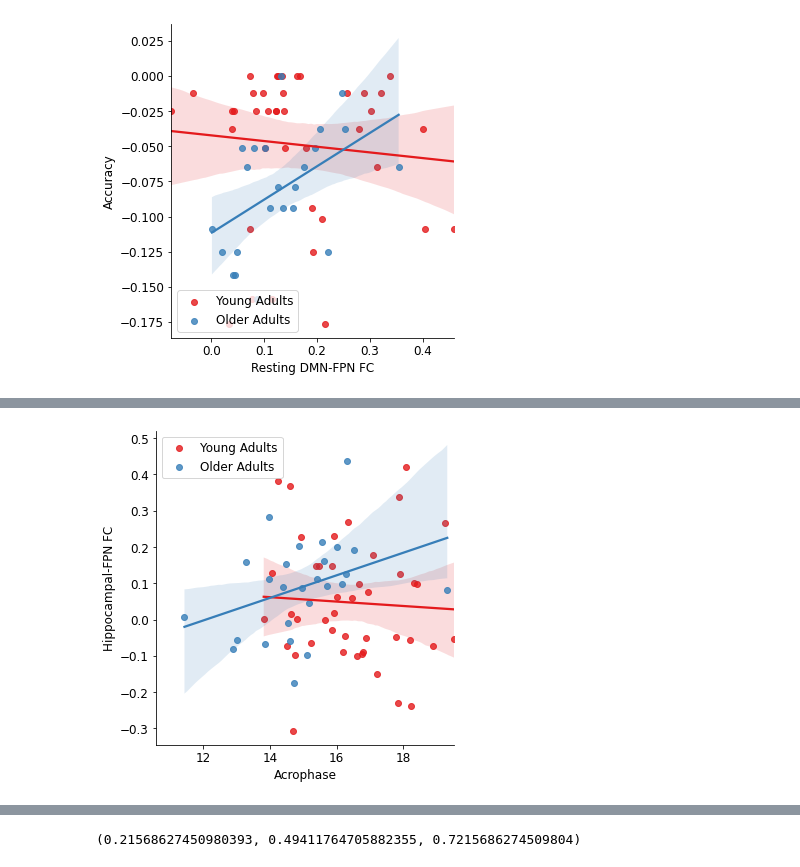
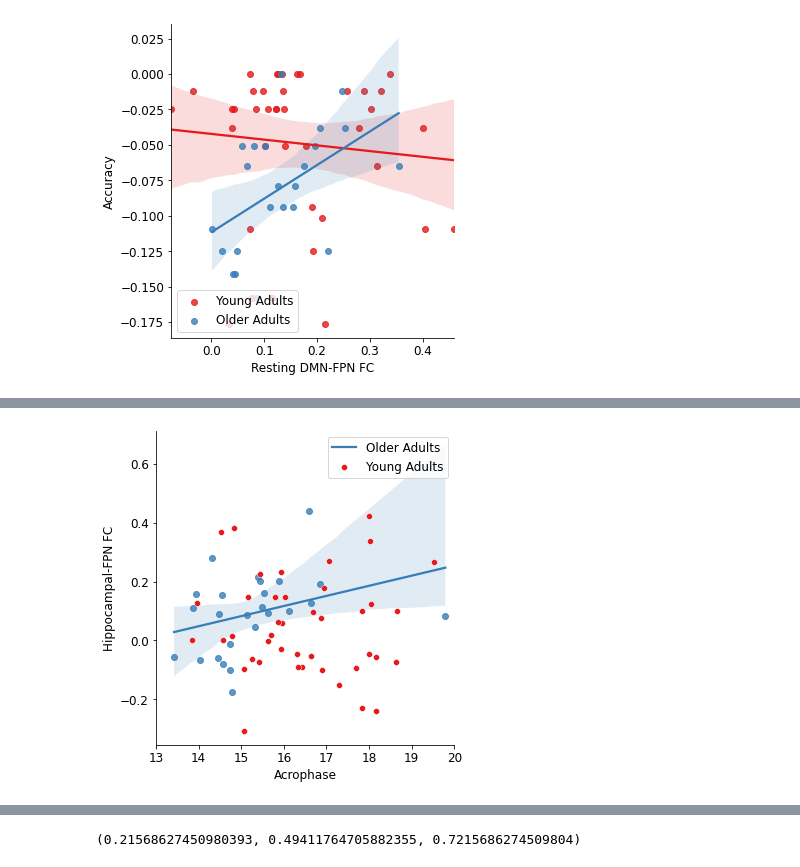
Before and after one commit to mcmahonmc/dissertation, a Jupyter notebook: Statistics.ipynb, the cells around one changed output, grey strips where cells are left out. Cells and saved outputs as stored; diff of their text form; code cells hidden in the pictures.

```diff
--- a/Statistics.ipynb
+++ b/Statistics.ipynb
@@ -2332,7 +1925,8 @@ plt.savefig('./results/amp_net1.png', dpi=300, bbox_inches='tight')
 # %%
-sns.lmplot(data=df, x='actphi', y='hcfpnfc_cue', hue='Group', legend=False)
-plt.xlabel('Acrophase'); plt.ylabel('Hippocampal-FPN FC')
-plt.legend(loc='upper left')
+df_ = df.drop(index=40656)
+sns.lmplot(data=df_[df_['Group'] == 'Older Adults'], x='actphi', y='hcfpnfc_cue', scatter_kws={'color': sns.color_palette('Set1')[1]}, line_kws={'label': 'Older Adults', 'color': sns.color_palette('Set1')[1]})
+sns.scatterplot(data=df_[df_['Group'] == 'Young Adults'], x='actphi', y='hcfpnfc_cue', color =sns.color_palette('Set1')[0], label = 'Young Adults')
+plt.xlabel('Acrophase'); plt.ylabel('Hippocampal-FPN FC'); plt.legend(); plt.xlim((13,20))
 plt.savefig('./results/phi_hcfpnfc.png', dpi=300, bbox_inches='tight')
 # %% [output]
-[figure, old version]
+[figure, new version]
```
Also changed, not shown: parts of 117 cells of this notebook, 24 other files.
